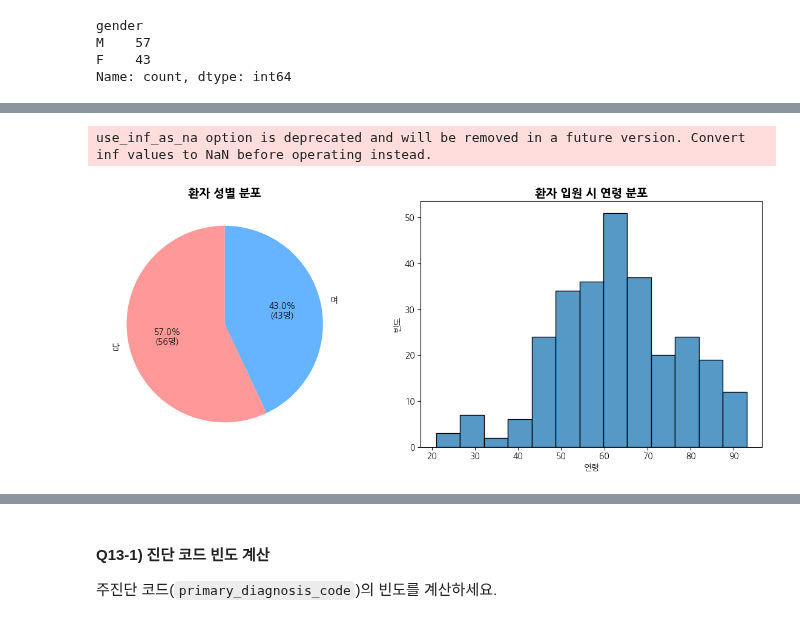
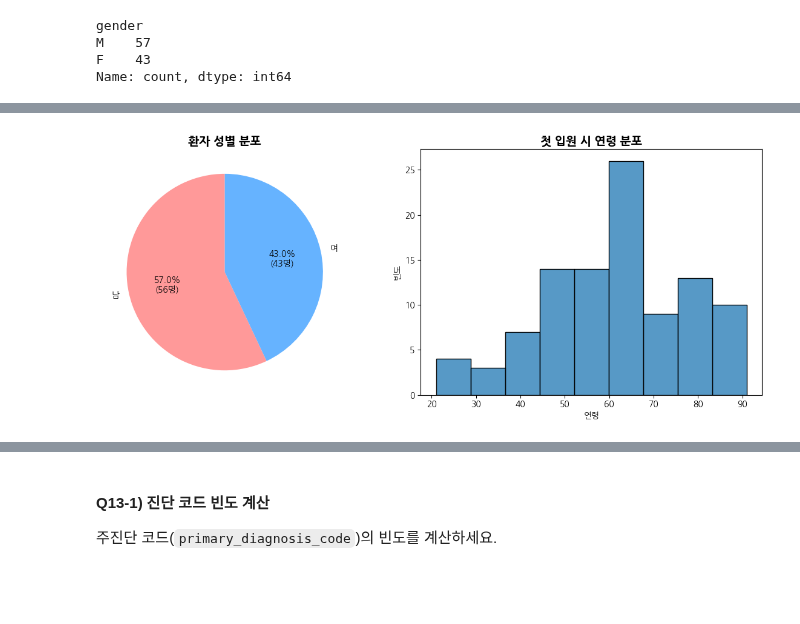
Before and after one commit to sarahjang15/MIMIC-IV_Data_Analysis, a Jupyter notebook: MIMIC_IV_Tutorial.ipynb, the cells around one changed output, grey strips where cells are left out. Saved outputs shown, nothing was run; the diff lists cells and outputs as text; code cells hidden in the pictures; blank space fills up the shorter version.

```diff
--- a/MIMIC_IV_Tutorial.ipynb
+++ b/MIMIC_IV_Tutorial.ipynb
@@ -556,8 +553,9 @@ ICU 방문률: 43.48%
 # %%
 # 데이터 병합
 df_fin = admissions.merge(
-    patients[['subject_id', 'gender', 'anchor_age','anchor_year']].rename(columns={'subject_id': 'patient_id'}),
-    on='patient_id',
+    patients[['subject_id', 'gender', 'anchor_age','anchor_year']],
+    left_on='patient_id',
+    right_on='subject_id',
     how='left'
 ).merge(
     discharges[['admission_id', 'discharge_timestamp', 'discharge_status', 'los_days']],
@@ -567,6 +565,10 @@ df_fin = admissions.merge(
     icu_by_admission,
     on='admission_id',
     how='left'
+).merge(
+    readmission[['admission_id', 'readmit_7', 'readmit_30']],
+    on='admission_id',
+    how='left'
 )
 
 print(f"최종 데이터셋 크기: {df_fin.shape}")
@@ -585,0 +599,4 @@ df_fin.head()
+# %%
+# 첫 입원 기록 데이터
+first_admission = df_fin.sort_values(by='admission_timestamp', ascending=True).groupby('patient_id').first().reset_index()
+first_admission.head()
@@ -585,0 +610,5 @@ df_fin.head()
+# %%
+# 환자별 첫 입원 시 연도 및 나이 계산
+first_admission['admission_year'] = first_admission['admission_timestamp'].dt.year
+first_admission['admission_age'] = first_admission['anchor_age'] + (first_admission['admission_year'] - first_admission['anchor_year'])
+first_admission.head()
@@ -595,8 +635,8 @@ df_fin.head()
 
 힌트: `plt.pie()`, `sns.histplot()`, `plt.subplot()`
 # %%
-# 성별
-gender_counts = patients['gender'].value_counts()
+# 성별 - patients 데이터와 동일한 결과
+gender_counts = first_admission['gender'].value_counts()
 print(gender_counts)
 # %% [output]
 gender
@@ -617,19 +646,18 @@ df_fin[['patient_id','admission_timestamp','anchor_year','anchor_age','admission
 # %%
 # 성별, 연령 분포 시각화
 plt.figure(figsize=(12, 5))
 
 plt.subplot(1, 2, 1)
 plt.pie(gender_counts.values, labels=['남','여'], autopct=lambda pct: f'{pct:.1f}%\n({int(pct/100*sum(gender_counts.values))}명)', startangle=90, colors=['#ff9999', '#66b3ff'])
 plt.title('환자 성별 분포', fontsize=14, fontweight='bold')
 
 plt.subplot(1, 2, 2)
-sns.histplot(data=df_fin, x='admission_age')
-plt.title('환자 입원 시 연령 분포',  fontsize=14, fontweight='bold')
+sns.histplot(data=first_admission, x='admission_age')
+plt.title('첫 입원 시 연령 분포',  fontsize=14, fontweight='bold')
 plt.xlabel('연령')
 plt.ylabel('빈도')
 
 plt.tight_layout()
 plt.show()
 # %% [output]
-use_inf_as_na option is deprecated and will be removed in a future version. Convert inf values to NaN before operating instead.
-[figure, old version]
+[figure, new version]
```
Also changed, not shown: parts of 35 cells of this notebook.
